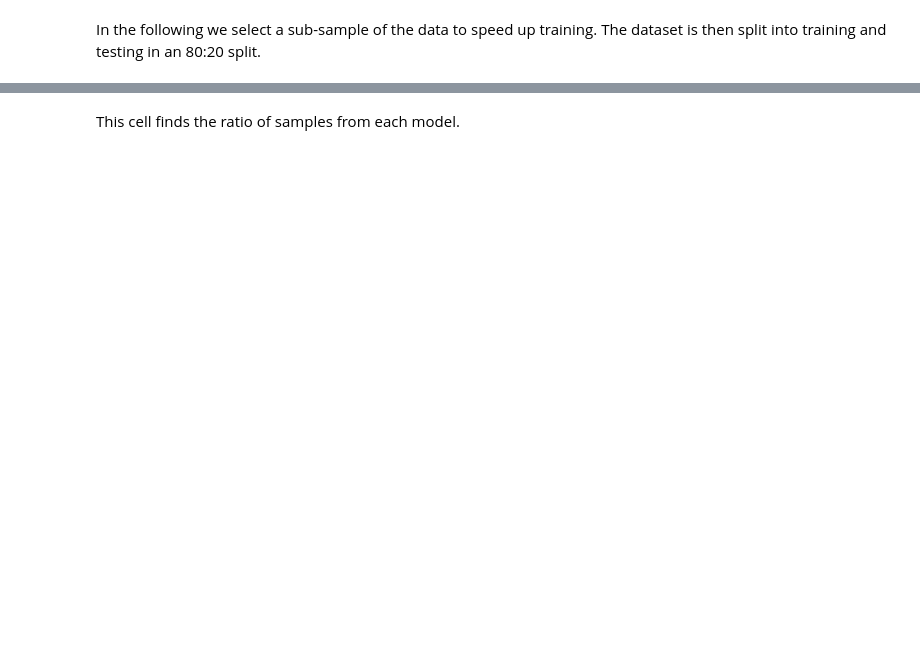
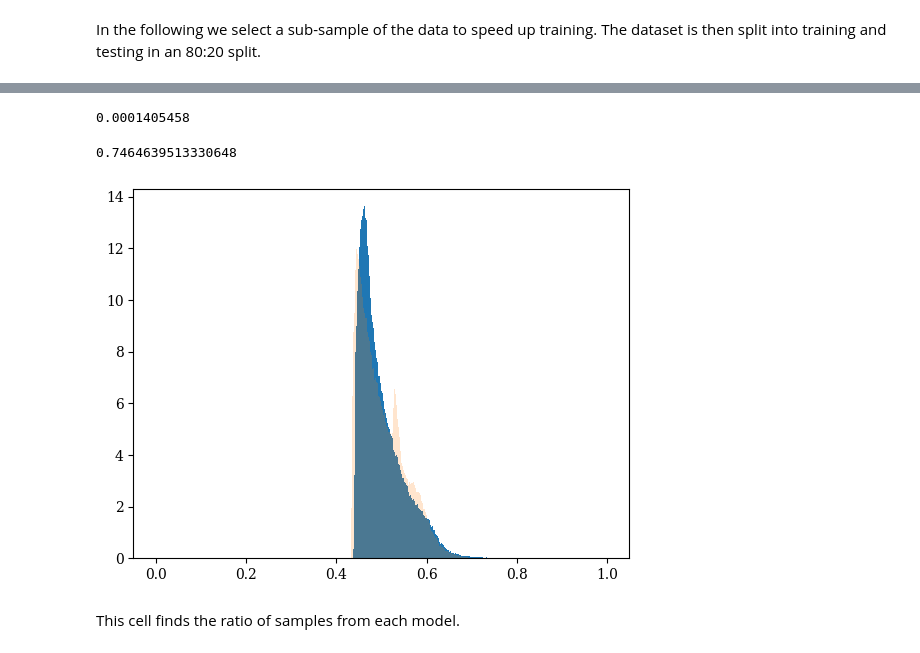
Before and after one commit to cjpdrury/evidence_networks, a Jupyter notebook: evidence_network.ipynb, the cells around one changed output, grey strips where cells are left out. Saved outputs shown, nothing was run; the diff lists cells and outputs as text; code cells hidden in the pictures; blank space fills up the shorter version.

```diff
--- a/evidence_network.ipynb
+++ b/evidence_network.ipynb
@@ -149,2 +160,6 @@ x_train, x_test, y_train, y_test = train_test_split(train_data[:,:-1], train_dat
+# %%
+x_train[:,1].min()
+# %% [output]
+0.0001405458
 # %%
 # normalise training data
@@ -155,3 +174,12 @@ x_test_scaled = scaler.transform(x_test)
+# %%
+x_train_scaled[:,0].max()
+# %% [output]
+0.7464639513330648
+# %%
+_ = plt.hist(x_train_scaled[:,1],bins=np.linspace(-0,1,512),density=True)
+_ = plt.hist(x_train_scaled[:,0],bins=np.linspace(-0,1,512),alpha=0.2,density=True)
+# %% [output]
+[figure, added]
 # %% [markdown]
 This cell finds the ratio of samples from each model.
 # %%
```
Also changed, not shown: parts of 9 cells of this notebook.
